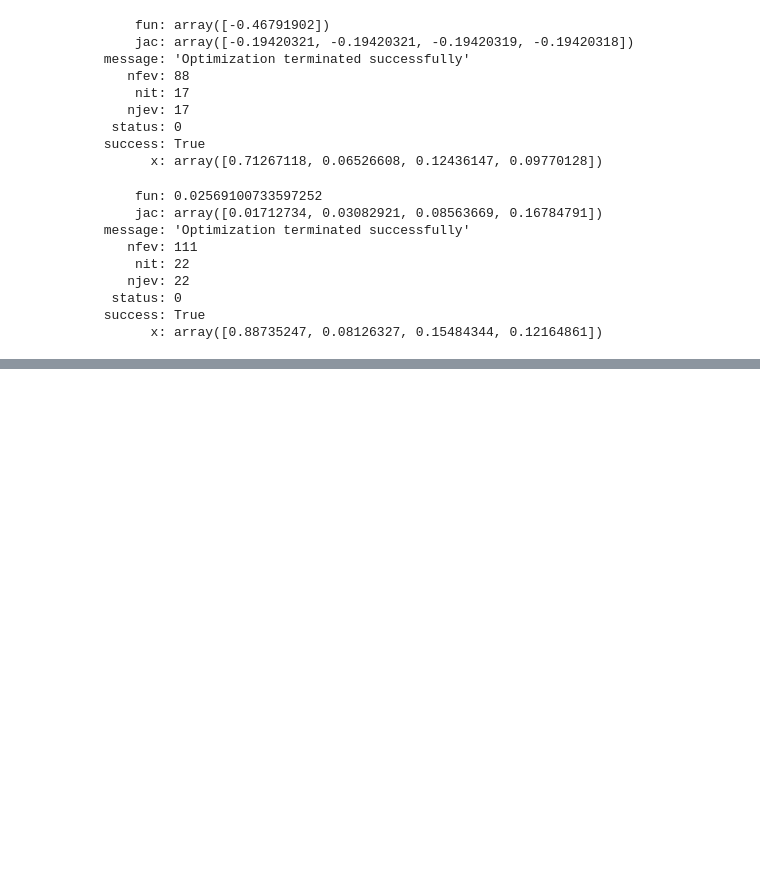
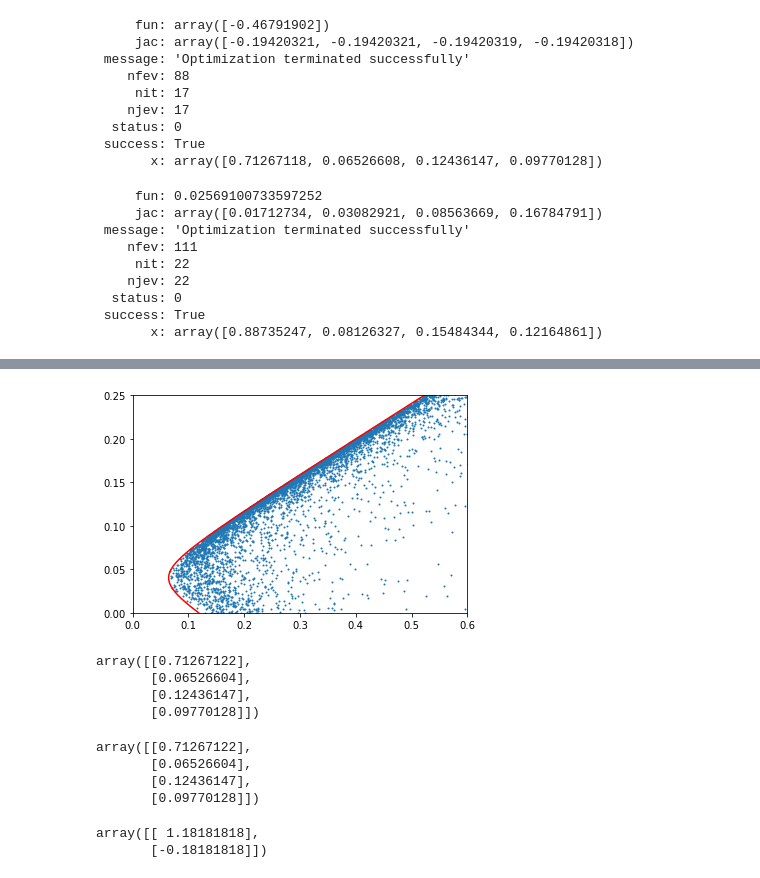
Before and after one commit to akaufman22/CQF, a Jupyter notebook: M2/MPT.ipynb, the cells around one changed output, grey strips where cells are left out. Cells and saved outputs as stored; diff of their text form; code cells hidden in the pictures; blank space fills up the shorter version.

```diff
--- a/M2/MPT.ipynb
+++ b/M2/MPT.ipynb
@@ -141,3 +148,10 @@ sco.minimize(portfolio_variance, initial_w, method='SLSQP', bounds=bnds, constra
   status: 0
  success: True
        x: array([0.88735247, 0.08126327, 0.15484344, 0.12164861])
+# %%
+cons = ({'type': 'eq', 'fun': lambda x: x.T @ cov @ x - float(vol) ** 2},
+        {'type': 'eq', 'fun': lambda x: x.T @ I - 1})
+bnds = tuple((-5, 5) for x in range(len(mu)))
+initial_w = np.array(len(mu)*[1./len(mu)])
+
+sco.minimize(neg_portfolio_return, initial_w, method='SLSQP', bounds=bnds, constraints=cons, tol=1e-15)
@@ -143,0 +168,30 @@ sco.minimize(portfolio_variance, initial_w, method='SLSQP', bounds=bnds, constra
+# %%
+np.random.seed()
+simulation = 2 * np.random.random(size=(len(mu), 10000)) - 1
+simulation = simulation/simulation.sum(axis=0)
+# %%
+sim_vol = []
+sim_ret = []
+for i in range(simulation.shape[1]):
+    weights = simulation[:,i].reshape(len(simulation[:,0]),1)
+    sim_vol.append(sqrt(weights.T @ cov @ weights))
+    sim_ret.append(float(weights.T @ mu))
+# %%
+target_rets = np.linspace(0, 0.25, 1000)
+tvols = []
+for tr in target_rets:
+    cons = ({'type': 'eq', 'fun': lambda x: x.T @ mu - tr},
+            {'type': 'eq', 'fun': lambda x: x.T @ I - 1})
+    bnds = tuple((-5, 5) for x in range(len(mu)))
+    initial_w = np.array(len(mu)*[1./len(mu)])
+
+    opt_ef = sco.minimize(portfolio_variance, initial_w, method='SLSQP', bounds=bnds, constraints=cons, tol=1e-15)
+    tvols.append(sqrt(opt_ef['fun']))
+# %%
+plt.scatter(sim_vol, sim_ret, s=1)
+plt.plot(tvols, target_rets, color='red')
+plt.xlim(0, 0.6)
+plt.ylim(0, 0.25)
+plt.show()
+# %% [output]
+[figure, added]
@@ -143,0 +215,14 @@ sco.minimize(portfolio_variance, initial_w, method='SLSQP', bounds=bnds, constra
+# %%
+tangency_p
+# %% [output]
+array([[0.71267122],
+       [0.06526604],
+       [0.12436147],
+       [0.09770128]])
+# %%
+get_tangency_portfolio(mu, sigma, rho, r)
+# %% [output]
+array([[0.71267122],
+       [0.06526604],
+       [0.12436147],
+       [0.09770128]])
@@ -143,0 +244,5 @@ sco.minimize(portfolio_variance, initial_w, method='SLSQP', bounds=bnds, constra
+# %%
+get_tangency_portfolio(mu, sigma, rho, 0.06)
+# %% [output]
+array([[ 1.18181818],
+       [-0.18181818]])
```
Also changed, not shown: parts of 16 cells of this notebook, 14 other files.
